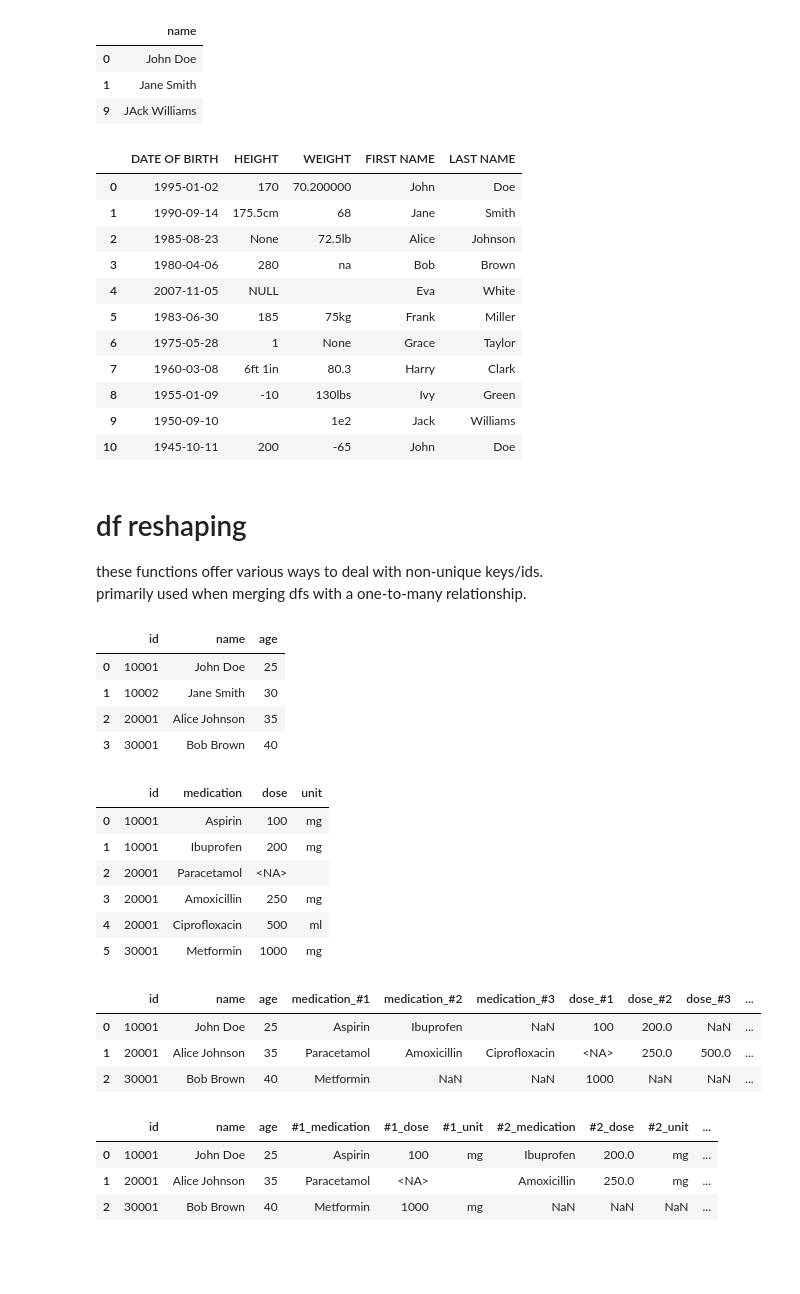
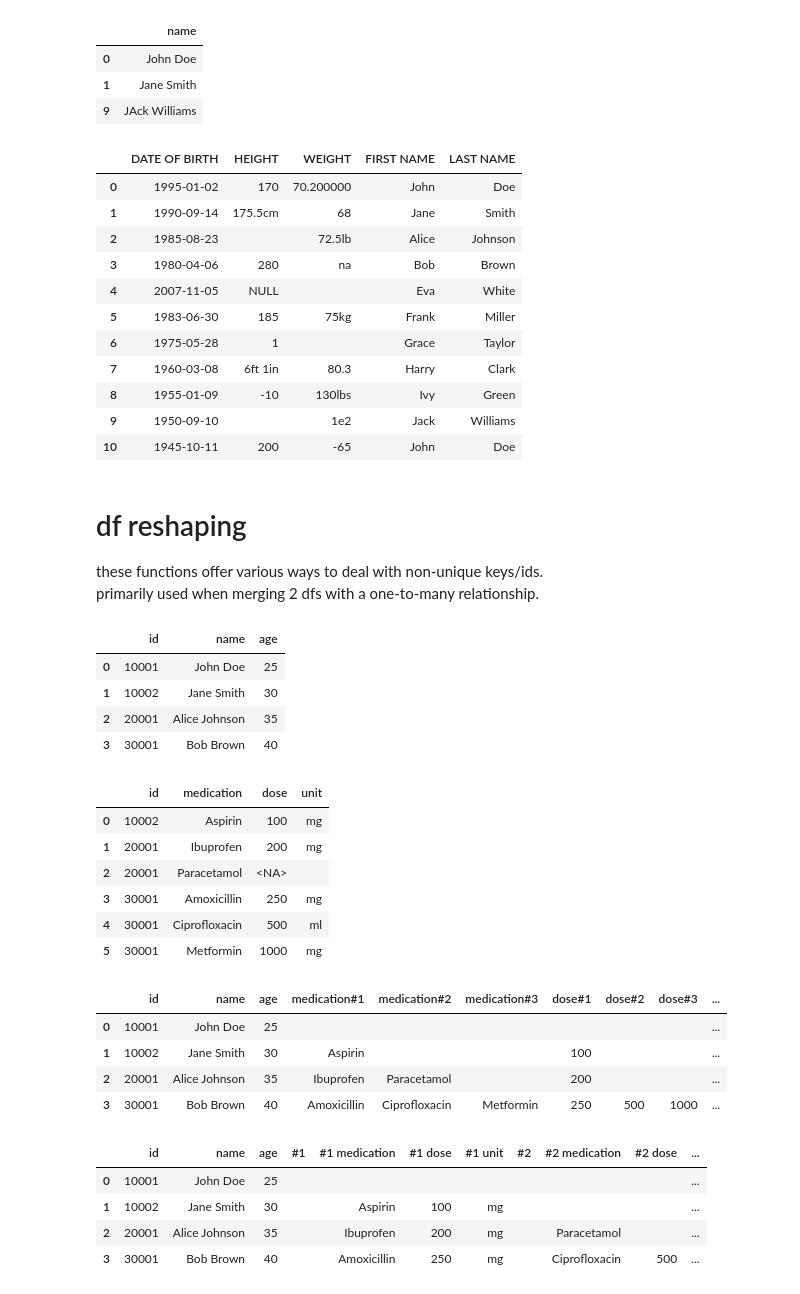
Before and after one commit to MartinVoelkl94/dukit, a Jupyter notebook: interactive_demo.ipynb, the cells around one changed output. Cells and saved outputs as stored; diff of their text form; code cells hidden in the pictures; blank space fills up the shorter version.

```diff
--- a/interactive_demo.ipynb
+++ b/interactive_demo.ipynb
@@ -10,6 +10,7 @@ import numpy as np
 import dukit as dk
 from dukit import get_df, log, qs
 pd.set_option('display.max_columns', None)
+pd.set_option('styler.format.na_rep', '')
 
 #this is our test dataset containing
 #very messy, definitely real medical data
@@ -826,11 +827,11 @@ df.dk.qs(code)
 |  | DATE OF BIRTH | HEIGHT | WEIGHT | FIRST NAME | LAST NAME |
 | 0 | 1995-01-02 | 170 | 70.200000 | John | Doe |
 | 1 | 1990-09-14 | 175.5cm | 68 | Jane | Smith |
-| 2 | 1985-08-23 | None | 72.5lb | Alice | Johnson |
+| 2 | 1985-08-23 |  | 72.5lb | Alice | Johnson |
 | 3 | 1980-04-06 | 280 | na | Bob | Brown |
 | 4 | 2007-11-05 | NULL |  | Eva | White |
 | 5 | 1983-06-30 | 185 | 75kg | Frank | Miller |
-| 6 | 1975-05-28 | 1 | None | Grace | Taylor |
+| 6 | 1975-05-28 | 1 |  | Grace | Taylor |
 | 7 | 1960-03-08 | 6ft 1in | 80.3 | Harry | Clark |
 | 8 | 1955-01-09 | -10 | 130lbs | Ivy | Green |
 | 9 | 1950-09-10 |  | 1e2 | Jack | Williams |
@@ -869,7 +870,7 @@ df.dk.qs(code)
 # df reshaping
 
 these functions offer various ways to deal with non-unique keys/ids.
-primarily used when merging dfs with a one-to-many relationship.
+primarily used when merging 2 dfs with a one-to-many relationship.
 # %%
 import dukit as dk
 
@@ -883,31 +884,42 @@ display(df1, df2)
 | 2 | 20001 | Alice Johnson | 35 |
 | 3 | 30001 | Bob Brown | 40 |
 |  | id | medication | dose | unit |
-| 0 | 10001 | Aspirin | 100 | mg |
-| 1 | 10001 | Ibuprofen | 200 | mg |
+| 0 | 10002 | Aspirin | 100 | mg |
+| 1 | 20001 | Ibuprofen | 200 | mg |
 | 2 | 20001 | Paracetamol | <NA> |  |
-| 3 | 20001 | Amoxicillin | 250 | mg |
-| 4 | 20001 | Ciprofloxacin | 500 | ml |
+| 3 | 30001 | Amoxicillin | 250 | mg |
+| 4 | 30001 | Ciprofloxacin | 500 | ml |
 | 5 | 30001 | Metformin | 1000 | mg |
 # %%
 df1.merge(
-    df2.dk.flatten(on='id'),
+    df2.dk.flatten(
+        on='id',
+        template='{colname}#{counter}'
+        ),
+    how='left',
     on='id',
-    )
+    ).dk.qs(r".align(left)")
 # %% [output]
-|  | id | name | age | medication_#1 | medication_#2 | medication_#3 | dose_#1 | dose_#2 | dose_#3 | ... |
-| 0 | 10001 | John Doe | 25 | Aspirin | Ibuprofen | NaN | 100 | 200.0 | NaN | ... |
-| 1 | 20001 | Alice Johnson | 35 | Paracetamol | Amoxicillin | Ciprofloxacin | <NA> | 250.0 | 500.0 | ... |
-| 2 | 30001 | Bob Brown | 40 | Metformin | NaN | NaN | 1000 | NaN | NaN | ... |
+|  | id | name | age | medication#1 | medication#2 | medication#3 | dose#1 | dose#2 | dose#3 | ... |
+| 0 | 10001 | John Doe | 25 |  |  |  |  |  |  | ... |
+| 1 | 10002 | Jane Smith | 30 | Aspirin |  |  | 100 |  |  | ... |
+| 2 | 20001 | Alice Johnson | 35 | Ibuprofen | Paracetamol |  | 200 |  |  | ... |
+| 3 | 30001 | Bob Brown | 40 | Amoxicillin | Ciprofloxacin | Metformin | 250 | 500 | 1000 | ... |
 # %%
 df1.merge(
-    df2.dk.stagger(on='id'),
+    df2.dk.stagger(
+        on='id',
+        template='#{counter} {colname}',
+        separator_col='#{counter}'
+        ),
+    how='left',
     on='id',
-    )
+    ).dk.qs(r".align(left)")
 # %% [output]
-|  | id | name | age | #1_medication | #1_dose | #1_unit | #2_medication | #2_dose | #2_unit | ... |
-| 0 | 10001 | John Doe | 25 | Aspirin | 100 | mg | Ibuprofen | 200.0 | mg | ... |
-| 1 | 20001 | Alice Johnson | 35 | Paracetamol | <NA> |  | Amoxicillin | 250.0 | mg | ... |
-| 2 | 30001 | Bob Brown | 40 | Metformin | 1000 | mg | NaN | NaN | NaN | ... |
+|  | id | name | age | #1 | #1 medication | #1 dose | #1 unit | #2 | #2 medication | #2 dose | ... |
+| 0 | 10001 | John Doe | 25 |  |  |  |  |  |  |  | ... |
+| 1 | 10002 | Jane Smith | 30 |  | Aspirin | 100 | mg |  |  |  | ... |
+| 2 | 20001 | Alice Johnson | 35 |  | Ibuprofen | 200 | mg |  | Paracetamol |  | ... |
+| 3 | 30001 | Bob Brown | 40 |  | Amoxicillin | 250 | mg |  | Ciprofloxacin | 500 | ... |
 # %%
 df1.merge(
```
Also changed, not shown: parts of 8 cells of this notebook, 2 other files.
